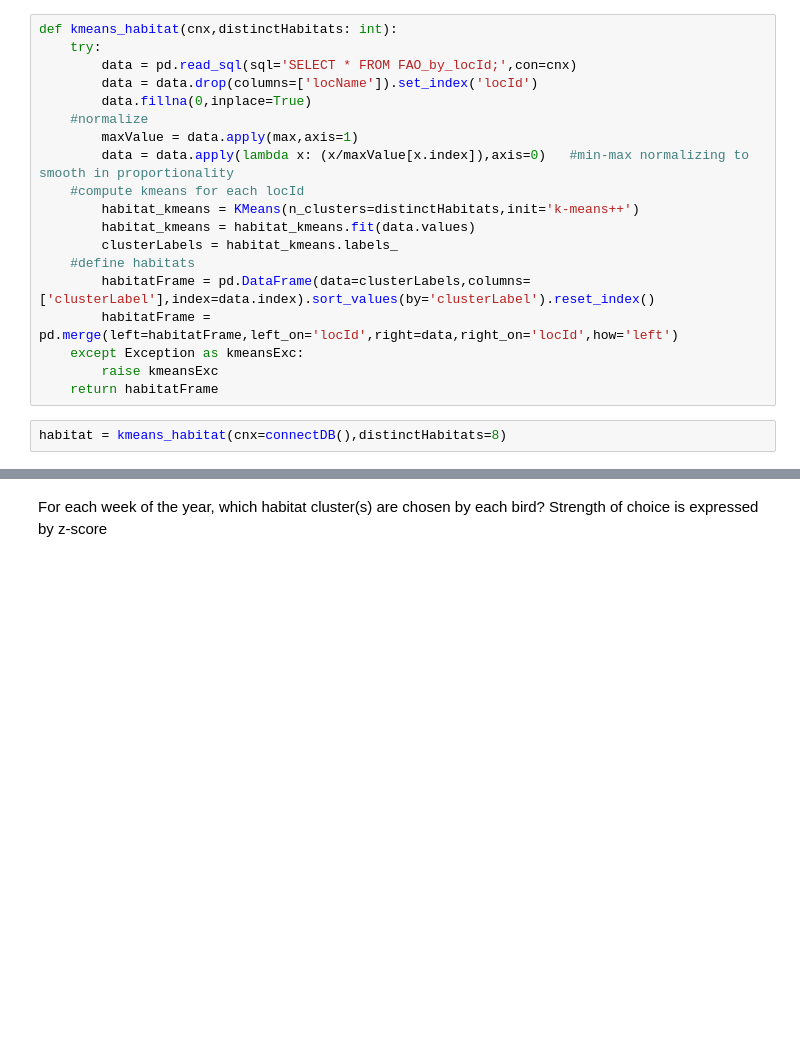
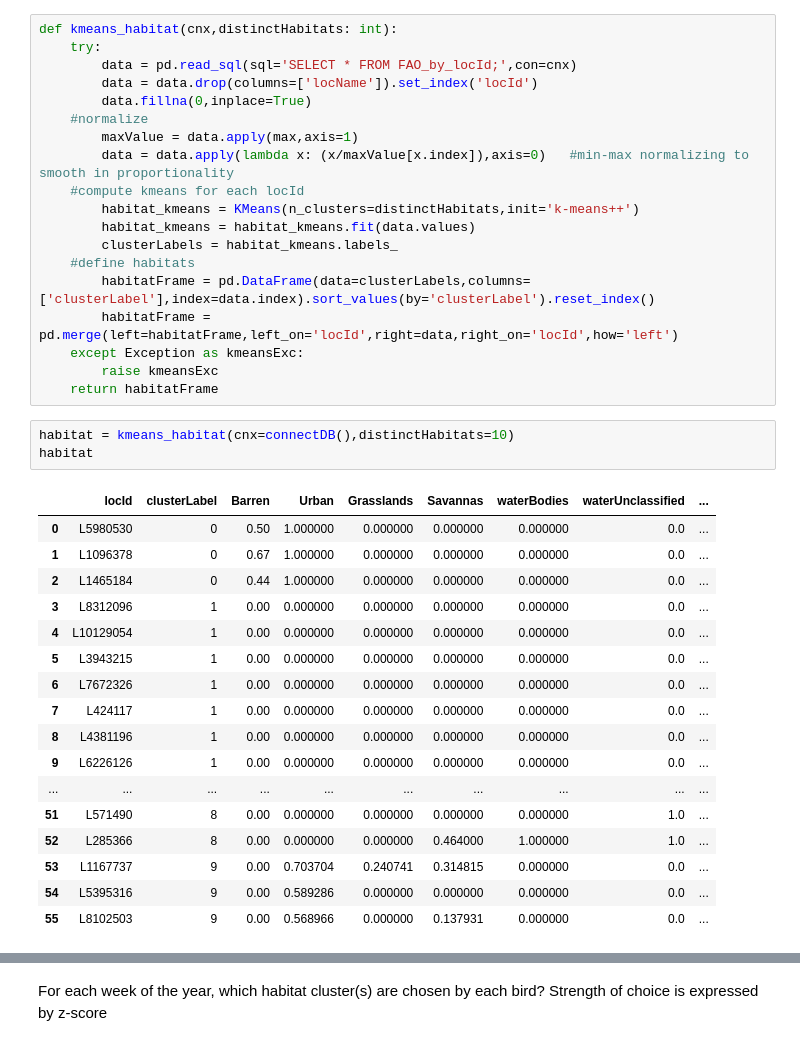
Before and after one commit to Tanag3r/trailheadDirect_birds, a Jupyter notebook: trailheadHabitat_analysis.ipynb, the cells around one changed output, grey strips where cells are left out. Saved outputs shown, nothing was run; the diff lists cells and outputs as text; blank space fills up the shorter version.

```diff
--- a/trailheadHabitat_analysis.ipynb
+++ b/trailheadHabitat_analysis.ipynb
@@ -158,4 +163,23 @@ def kmeans_habitat(cnx,distinctHabitats: int):
         raise kmeansExc
     return habitatFrame
 # %%
-habitat = kmeans_habitat(cnx=connectDB(),distinctHabitats=8)
+habitat = kmeans_habitat(cnx=connectDB(),distinctHabitats=10)
+habitat
+# %% [output]
+|  | locId | clusterLabel | Barren | Urban | Grasslands | Savannas | waterBodies | waterUnclassified | ... |
+| 0 | L5980530 | 0 | 0.50 | 1.000000 | 0.000000 | 0.000000 | 0.000000 | 0.0 | ... |
+| 1 | L1096378 | 0 | 0.67 | 1.000000 | 0.000000 | 0.000000 | 0.000000 | 0.0 | ... |
+| 2 | L1465184 | 0 | 0.44 | 1.000000 | 0.000000 | 0.000000 | 0.000000 | 0.0 | ... |
+| 3 | L8312096 | 1 | 0.00 | 0.000000 | 0.000000 | 0.000000 | 0.000000 | 0.0 | ... |
+| 4 | L10129054 | 1 | 0.00 | 0.000000 | 0.000000 | 0.000000 | 0.000000 | 0.0 | ... |
+| 5 | L3943215 | 1 | 0.00 | 0.000000 | 0.000000 | 0.000000 | 0.000000 | 0.0 | ... |
+| 6 | L7672326 | 1 | 0.00 | 0.000000 | 0.000000 | 0.000000 | 0.000000 | 0.0 | ... |
+| 7 | L424117 | 1 | 0.00 | 0.000000 | 0.000000 | 0.000000 | 0.000000 | 0.0 | ... |
+| 8 | L4381196 | 1 | 0.00 | 0.000000 | 0.000000 | 0.000000 | 0.000000 | 0.0 | ... |
+| 9 | L6226126 | 1 | 0.00 | 0.000000 | 0.000000 | 0.000000 | 0.000000 | 0.0 | ... |
+| ... | ... | ... | ... | ... | ... | ... | ... | ... | ... |
+| 51 | L571490 | 8 | 0.00 | 0.000000 | 0.000000 | 0.000000 | 0.000000 | 1.0 | ... |
+| 52 | L285366 | 8 | 0.00 | 0.000000 | 0.000000 | 0.464000 | 1.000000 | 1.0 | ... |
+| 53 | L1167737 | 9 | 0.00 | 0.703704 | 0.240741 | 0.314815 | 0.000000 | 0.0 | ... |
+| 54 | L5395316 | 9 | 0.00 | 0.589286 | 0.000000 | 0.000000 | 0.000000 | 0.0 | ... |
+| 55 | L8102503 | 9 | 0.00 | 0.568966 | 0.000000 | 0.137931 | 0.000000 | 0.0 | ... |
```
Also changed, not shown: parts of 6 cells of this notebook.
